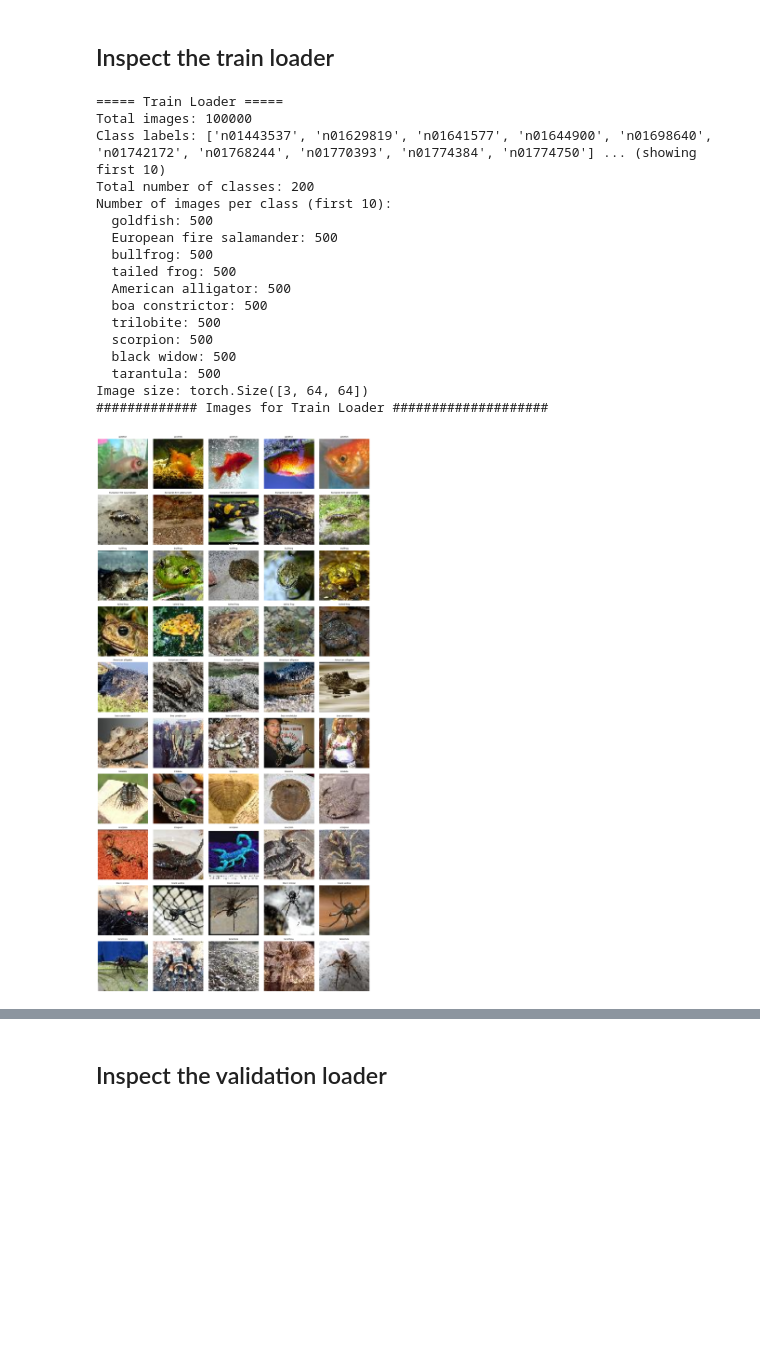
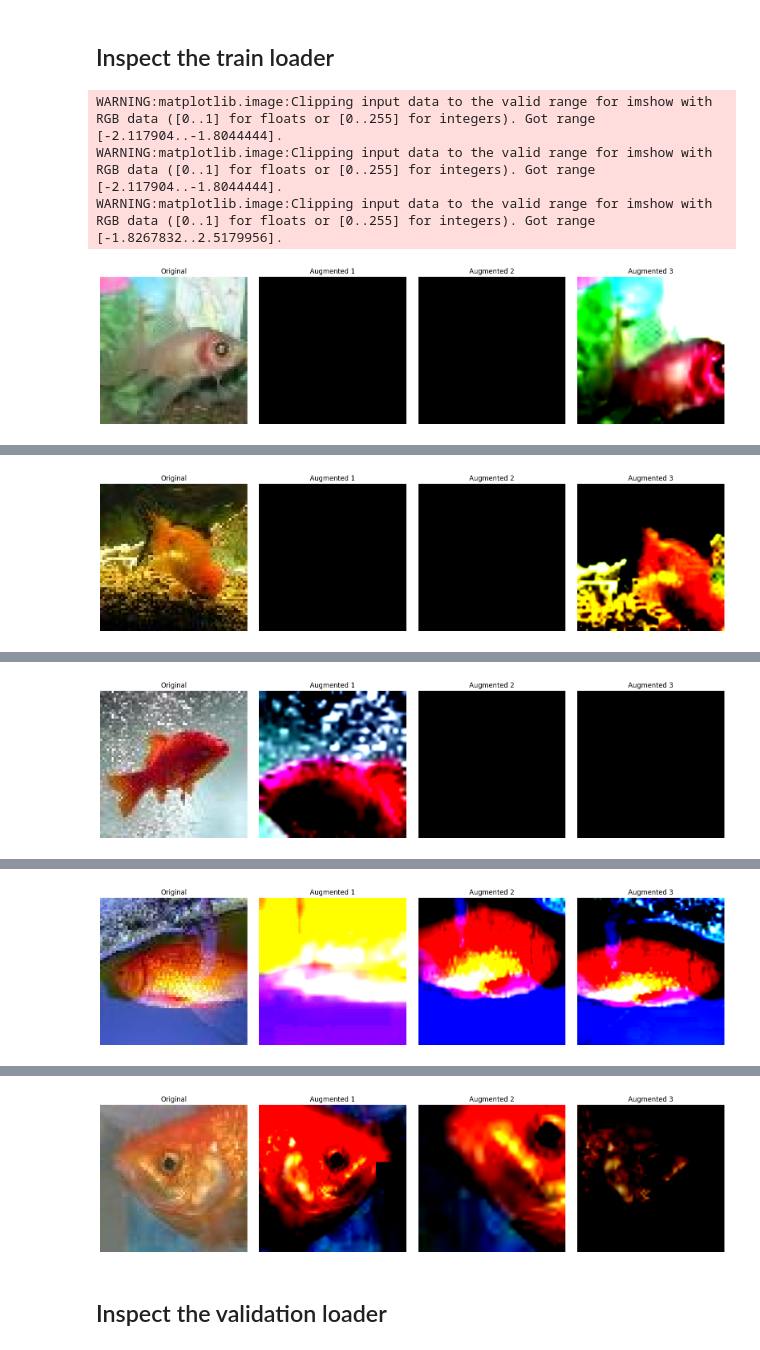
Before and after one commit to code4koustav/ERA_V4-S9, a Jupyter notebook: Notebook.ipynb, the cells around one changed output, grey strips where cells are left out. Saved outputs shown, nothing was run; the diff lists cells and outputs as text; code cells hidden in the pictures; blank space fills up the shorter version.

Commit message:
1. Adding data_augmentation file 2. Modification in data_loader file 3. Modification utils file 4. Updated read me file

```diff
--- a/Notebook.ipynb
+++ b/Notebook.ipynb
@@ -34,5 +34,5 @@ test  train  val  wnids.txt  words.txt
 # %%
 from data_loader import generate_train_val_loader
 data_path = "/content/tiny-imagenet-200"  # or local path
-train_loader, val_loader = generate_train_val_loader(data_path, batch_size=64)
+train_loader, val_loader = generate_train_val_loader(data_path, batch_size=64,train_transform=True, test_transform=True)
 # %% [output]
@@ -41,29 +41,16 @@ Validation folder reorganized!
 ## Inspect the train loader
 # %%
 from utils import InspectImage
+from data_augmentation import get_train_transform
 
 words_file = "./tiny-imagenet-200/words.txt"
 
-# Create inspector for train dataset
-train_inspector = InspectImage(train_loader.dataset, words_file=words_file)
-train_inspector.inspect_loader(loader_name="Train Loader")
-train_inspector.show_images_per_class(num_classes=10, images_per_class=5, loader_name="Train Loader")
+# Suppose train_dataset is AlbumentationsImageDataset
+inspector = InspectImage(train_loader.dataset,words_file=words_file)
+train_transform = get_train_transform()
+inspector.show_augmented_images(train_transform, num_images=5, samples_per_image=3)
 # %% [output]
-===== Train Loader =====
-Total images: 100000
-Class labels: ['n01443537', 'n01629819', 'n01641577', 'n01644900', 'n01698640', 'n01742172', 'n01768244', 'n01770393', 'n01774384', 'n01774750'] ... (showing first 10)
-Total number of classes: 200
-Number of images per class (first 10):
-  goldfish: 500
-  European fire salamander: 500
-  bullfrog: 500
-  tailed frog: 500
-  American alligator: 500
-  boa constrictor: 500
-  trilobite: 500
-  scorpion: 500
-  black widow: 500
-  tarantula: 500
-Image size: torch.Size([3, 64, 64])
-############# Images for Train Loader ####################
+WARNING:matplotlib.image:Clipping input data to the valid range for imshow with RGB data ([0..1] for floats or [0..255] for integers). Got range [-2.117904..-1.8044444].
+WARNING:matplotlib.image:Clipping input data to the valid range for imshow with RGB data ([0..1] for floats or [0..255] for integers). Got range [-2.117904..-1.8044444].
+WARNING:matplotlib.image:Clipping input data to the valid range for imshow with RGB data ([0..1] for floats or [0..255] for integers). Got range [-1.8267832..2.5179956].
-[figure, old version]
+[figure, new version]
@@ -69,0 +60 @@ Image size: torch.Size([3, 64, 64])
+[figure, added]
@@ -69,0 +64 @@ Image size: torch.Size([3, 64, 64])
+[figure, added]
@@ -69,0 +68 @@ Image size: torch.Size([3, 64, 64])
+[figure, added]
@@ -70,3 +72,4 @@ Image size: torch.Size([3, 64, 64])
+[figure, added]
 # %% [markdown]
 ## Inspect the validation loader
 # %%
```
Also changed, not shown: parts of 4 cells of this notebook, 5 other files.
